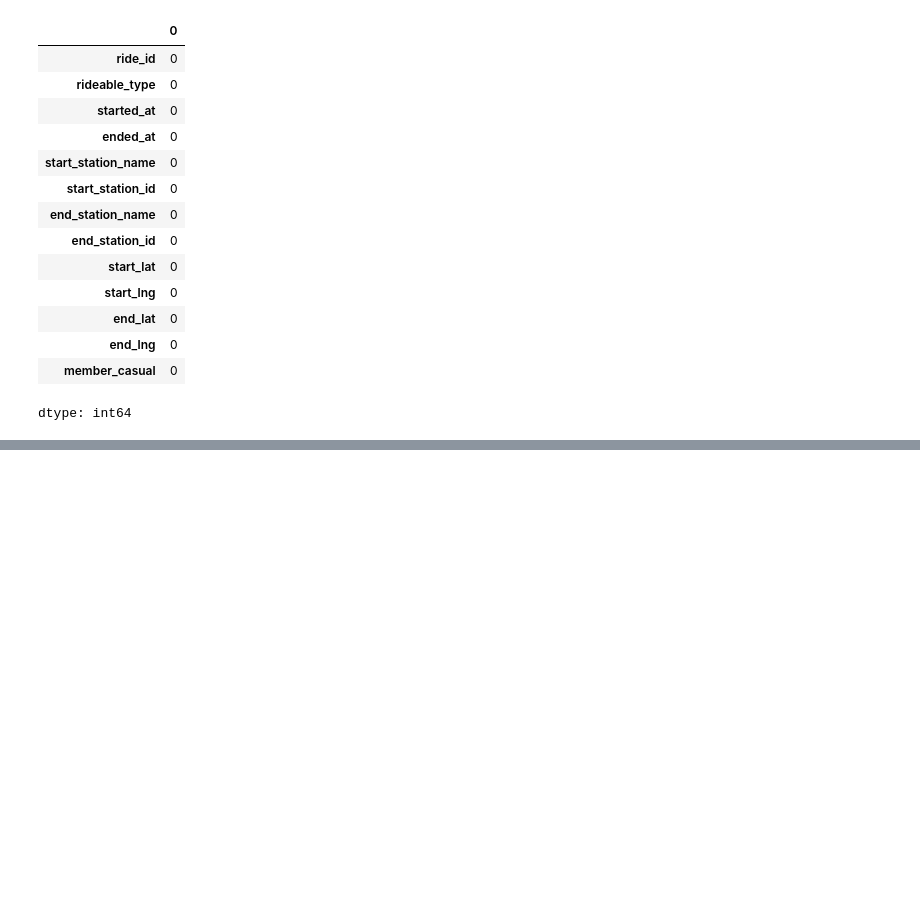
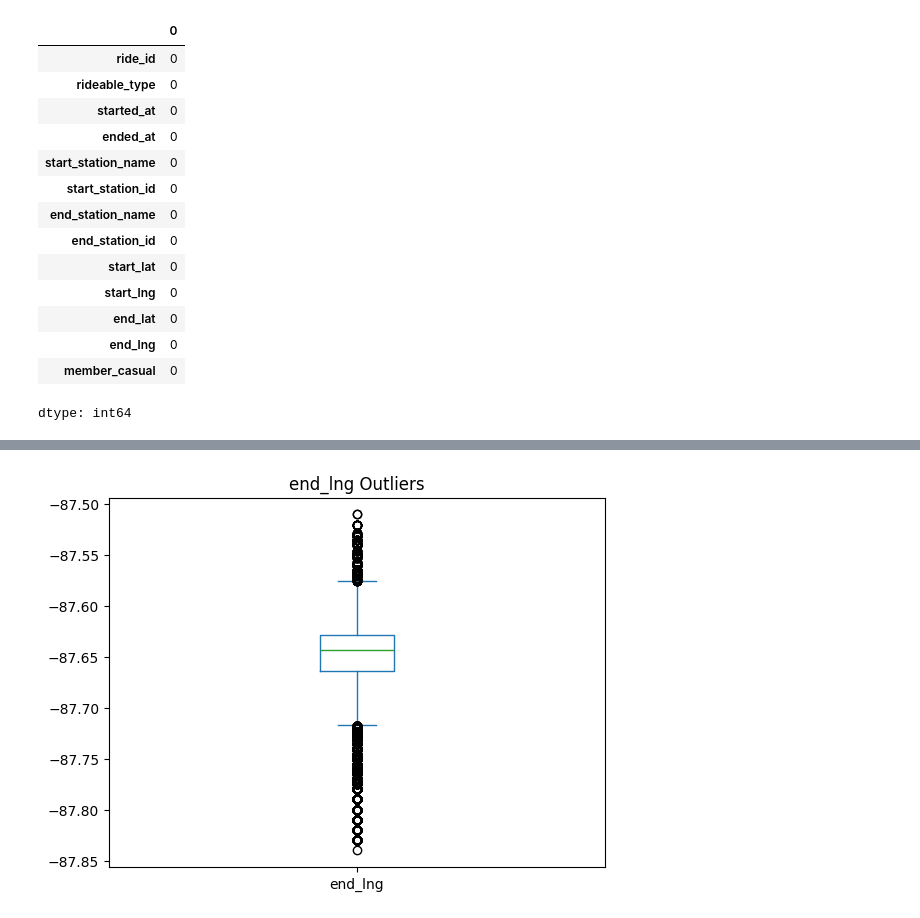
Before and after one commit to devakajla/RideScope, a Jupyter notebook: notebooks/01_cleaning.ipynb, the cells around one changed output, grey strips where cells are left out. Saved outputs shown, nothing was run; the diff lists cells and outputs as text; code cells hidden in the pictures; blank space fills up the shorter version.

```diff
--- a/notebooks/01_cleaning.ipynb
+++ b/notebooks/01_cleaning.ipynb
@@ -550,0 +803,5 @@ df.to_csv('cleaned_bike_data.csv', index=False)
+# %%
+df['end_lng'].plot(kind='box', title='end_lng Outliers')
+plt.show()
+# %% [output]
+[figure, added]
```
Also changed, not shown: parts of 49 cells of this notebook.
